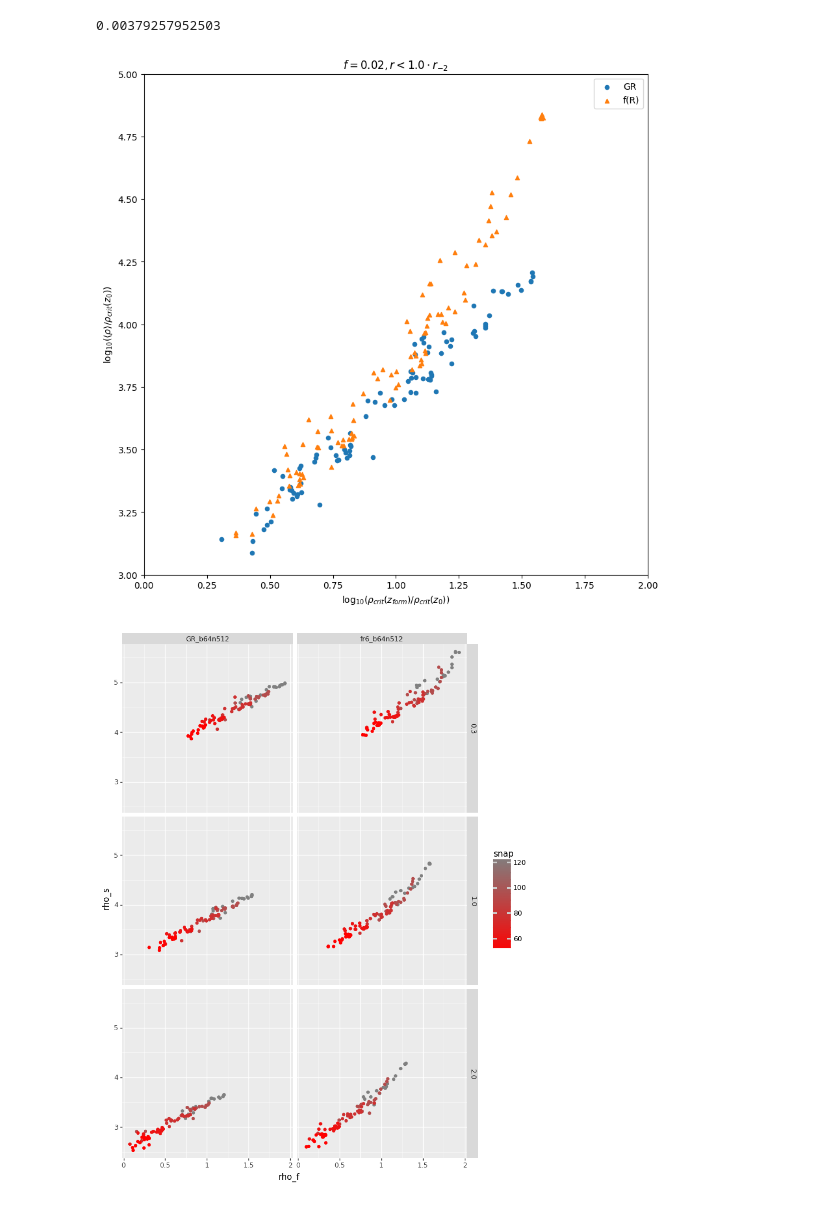
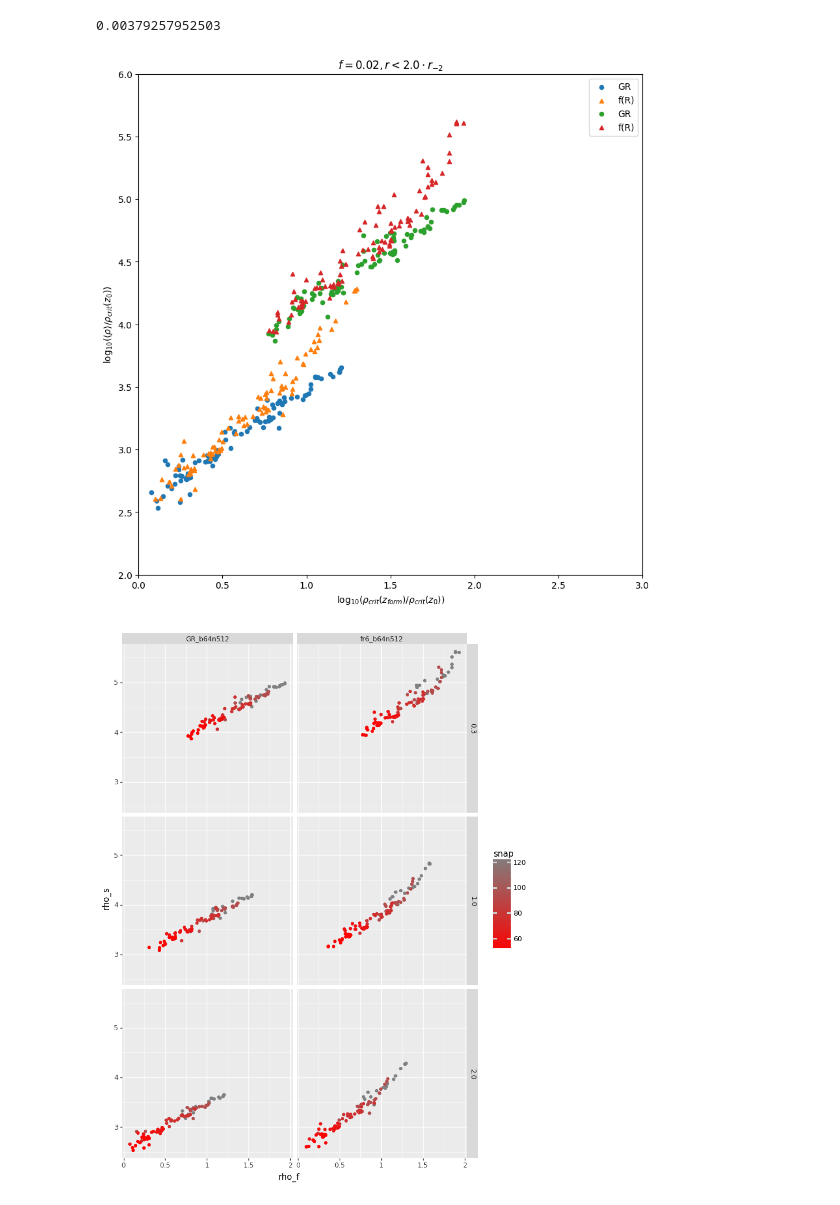
Before and after one commit to oleskiewicz/hbtp, a Jupyter notebook: relation.ipynb, the cells around one changed output. Saved outputs shown, nothing was run; the diff lists cells and outputs as text; code cells hidden in the pictures.

```diff
--- a/relation.ipynb
+++ b/relation.ipynb
@@ -10,7 +10,7 @@ import plotnine
 # %%
 grav = 'GR_b64n512'
 NFW_f = 0.02
-rs_f = 1.0
+rs_f = 2.0
 # %%
 d = pd.read_csv("./output/result.nfw.csv")\
     .dropna()
@@ -52,32 +52,45 @@ print(sum((f_2(x, *popt_2) - y)**2.0) / float(len(y) - len(popt_2)))
 # %%
 fig, ax = plt.subplots(1, figsize=(10, 10))
 
 d[
     (d['grav'] == 'GR_b64n512') &
     (d['f'] == NFW_f) &
     (d['rs_f'] == rs_f)]\
 .plot(ax=ax, kind='scatter', x='rho_f', y='rho_s', marker='o', c='C0', label='GR')
 
 d[
     (d['grav'] == 'fr6_b64n512') &
     (d['f'] == NFW_f) &
     (d['rs_f'] == rs_f)]\
 .plot(ax=ax, kind='scatter', x='rho_f', y='rho_s', marker='^', c='C1', label='f(R)')
 
+d[
+    (d['grav'] == 'GR_b64n512') &
+    (d['f'] == NFW_f) &
+    (d['rs_f'] == 0.3)]\
+.plot(ax=ax, kind='scatter', x='rho_f', y='rho_s', marker='o', c='C2', label='GR')
+
+d[
+    (d['grav'] == 'fr6_b64n512') &
+    (d['f'] == NFW_f) &
+    (d['rs_f'] == 0.3)]\
+.plot(ax=ax, kind='scatter', x='rho_f', y='rho_s', marker='^', c='C3', label='f(R)')
+
+
 # ax.plot(np.linspace(0, 2), f_0(np.linspace(0, 2), np.log10(400)), label='C=400', c='C2')
 # ax.plot(np.linspace(0, 2), f_0(np.linspace(0, 2), *popt_0), label='C=%d' % 10**popt_0[0], c='C3')
 # ax.plot(np.linspace(0, 2), f_1(np.linspace(0, 2), *popt_1), label='ax+b', c='C2')
 
 ax.set_title(r"$f = %0.2f, r < %.1f\cdot r_{-2}$" % (NFW_f, rs_f))
-ax.set_xlim((0, 2))
-ax.set_ylim((3, 5))
+ax.set_xlim((0, 3))
+ax.set_ylim((2, 6))
 ax.set_ylabel(r"$\log_{10}(\langle\rho\rangle / \rho_{crit}(z_0))$")
 ax.set_xlabel(r"$\log_{10}(\rho_{crit} (z_{form}) / \rho_{crit}(z_0))$")
 _ = ax.legend()
 
 # plt.savefig("./fig_20rs.pdf")
 # %% [output]
-[figure, old version]
+[figure, new version]
 # %%
 plotnine.options.figure_size = 8, 12
 
```
Also changed, not shown: 2 other files.
